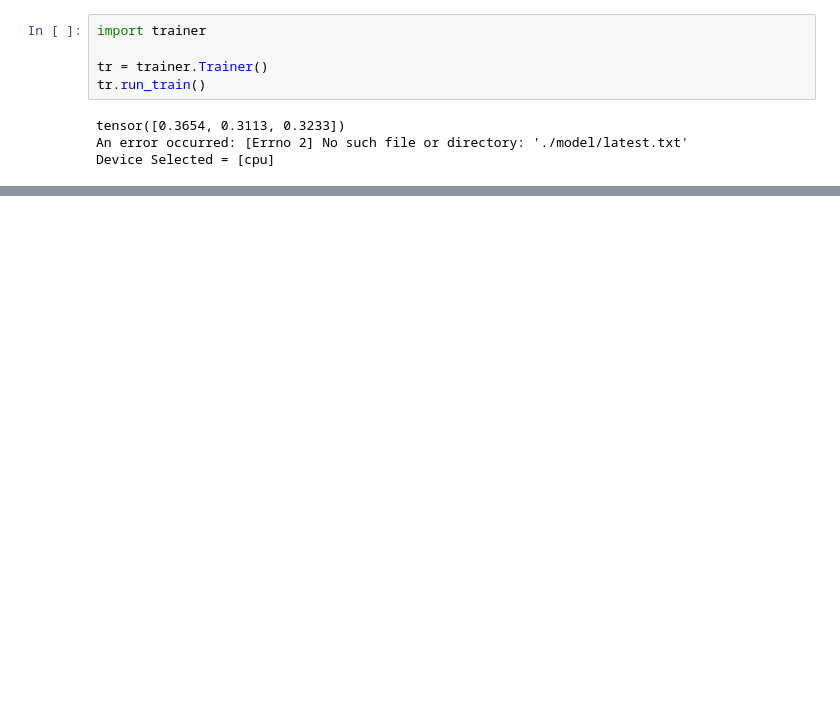
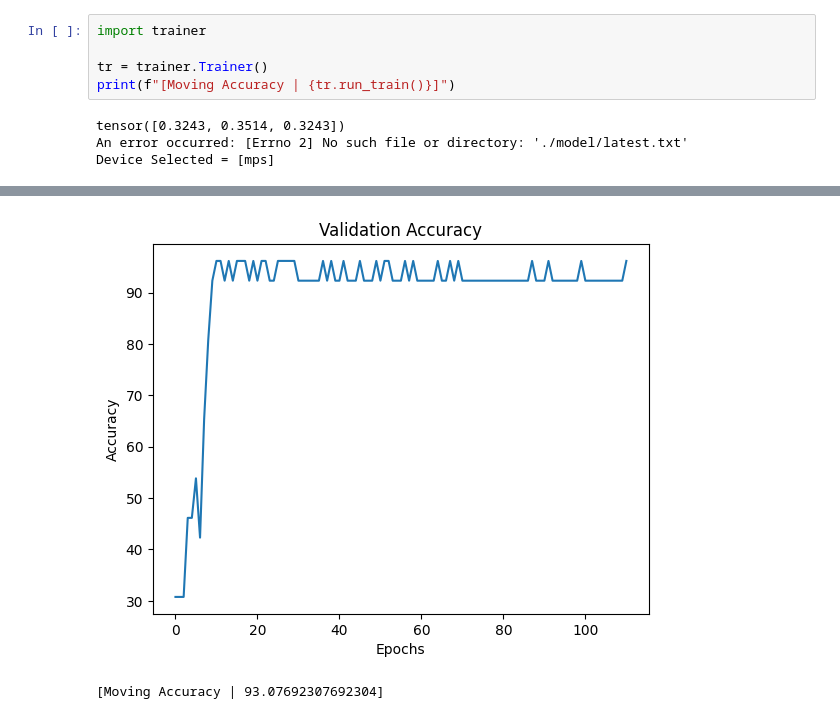
Before and after one commit to BangyStudios/UQ-REIT484X-Project, a Jupyter notebook: trainer.ipynb, the cells around one changed output, grey strips where cells are left out. Cells and saved outputs as stored; diff of their text form; blank space fills up the shorter version.

```diff
--- a/trainer.ipynb
+++ b/trainer.ipynb
@@ -2,8 +32,8 @@
 import trainer
 
 tr = trainer.Trainer()
-tr.run_train()
+print(f"[Moving Accuracy | {tr.run_train()}]")
 # %% [output]
-tensor([0.3654, 0.3113, 0.3233])
+tensor([0.3243, 0.3514, 0.3243])
 An error occurred: [Errno 2] No such file or directory: './model/latest.txt'
-Device Selected = [cpu]
+Device Selected = [mps]
@@ -26 +56,3 @@ Device Selected = [cpu]
 Saved model
+[figure, added]
+[Moving Accuracy | 93.07692307692304]
```
Also changed, not shown: parts of 3 cells of this notebook, 9 other files.
